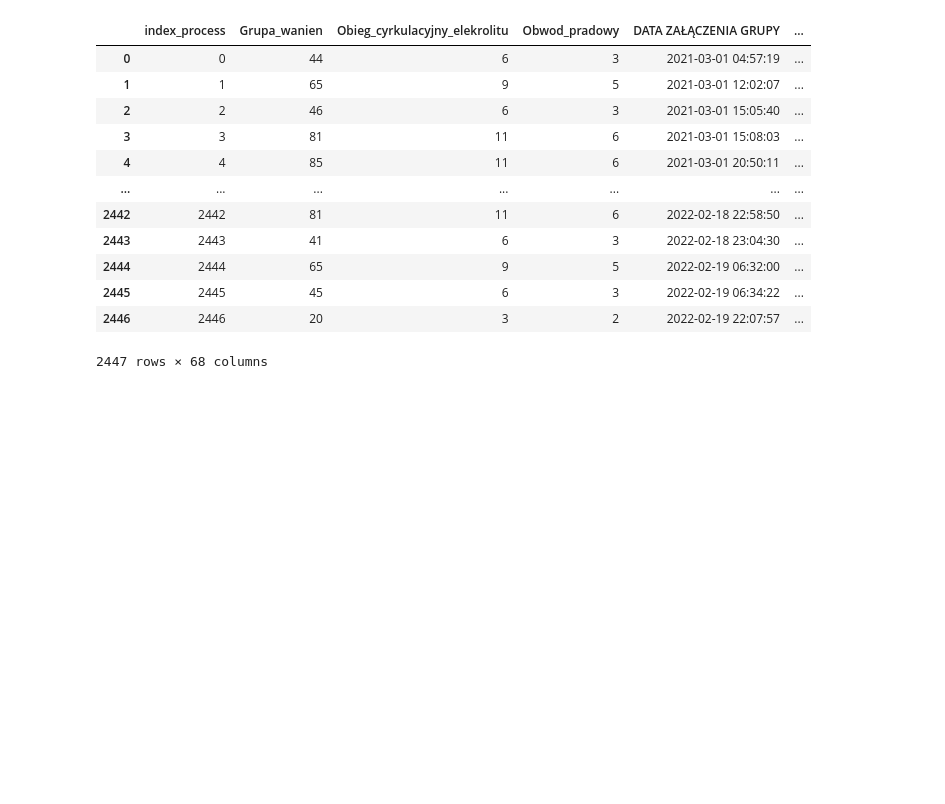
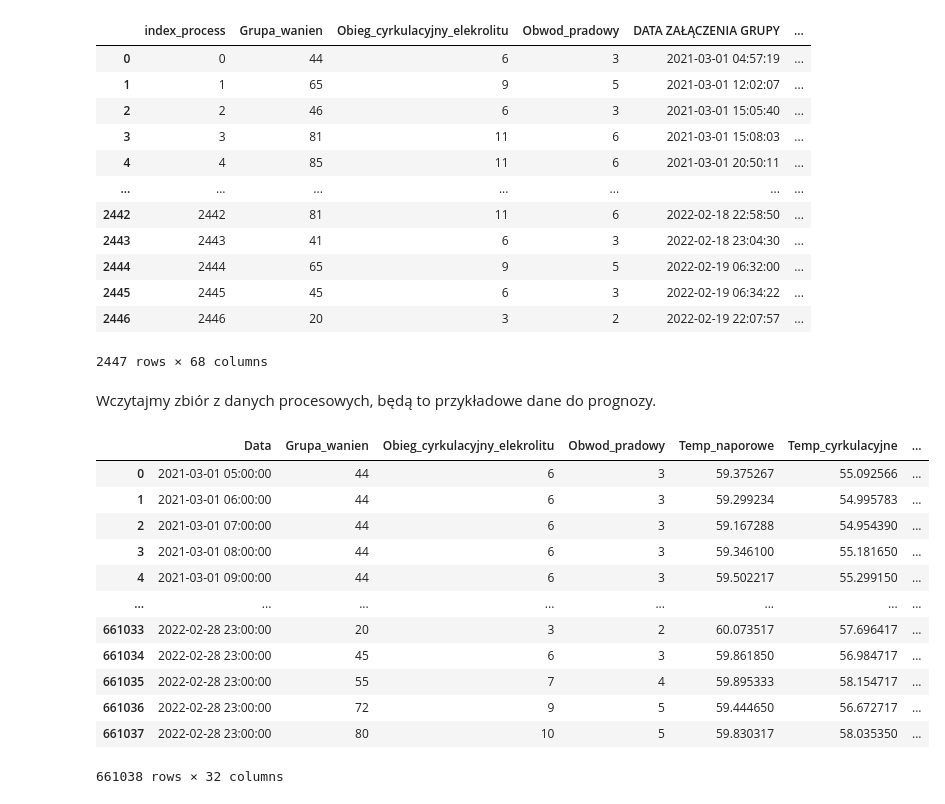
Before and after one commit to BartoszSzablowski/CuValleyHack_Batmaja, a Jupyter notebook: 04_Predykcja.ipynb, the cells around one changed output. Saved outputs shown, nothing was run; the diff lists cells and outputs as text; code cells hidden in the pictures; blank space fills up the shorter version.

```diff
--- a/04_Predykcja.ipynb
+++ b/04_Predykcja.ipynb
@@ -27,3 +40,23 @@ quality_dataset
 | 2445 | 2445 | 45 | 6 | 3 | 2022-02-19 06:34:22 | ... |
 | 2446 | 2446 | 20 | 3 | 2 | 2022-02-19 22:07:57 | ... |
 2447 rows × 68 columns
+# %% [markdown]
+Wczytajmy zbiór z danych procesowych, będą to przykładowe dane do prognozy.
+# %%
+process_dataset = pd.read_csv('output/prepared_process_dataset.csv', index_col=False, compression='zip')
+process_dataset['Data'] = pd.to_datetime(process_dataset['Data'])
+process_dataset
+# %% [output]
+|  | Data | Grupa_wanien | Obieg_cyrkulacyjny_elekrolitu | Obwod_pradowy | Temp_naporowe | Temp_cyrkulacyjne | ... |
+| 0 | 2021-03-01 05:00:00 | 44 | 6 | 3 | 59.375267 | 55.092566 | ... |
+| 1 | 2021-03-01 06:00:00 | 44 | 6 | 3 | 59.299234 | 54.995783 | ... |
+| 2 | 2021-03-01 07:00:00 | 44 | 6 | 3 | 59.167288 | 54.954390 | ... |
+| 3 | 2021-03-01 08:00:00 | 44 | 6 | 3 | 59.346100 | 55.181650 | ... |
+| 4 | 2021-03-01 09:00:00 | 44 | 6 | 3 | 59.502217 | 55.299150 | ... |
+| ... | ... | ... | ... | ... | ... | ... | ... |
+| 661033 | 2022-02-28 23:00:00 | 20 | 3 | 2 | 60.073517 | 57.696417 | ... |
+| 661034 | 2022-02-28 23:00:00 | 45 | 6 | 3 | 59.861850 | 56.984717 | ... |
+| 661035 | 2022-02-28 23:00:00 | 55 | 7 | 4 | 59.895333 | 58.154717 | ... |
+| 661036 | 2022-02-28 23:00:00 | 72 | 9 | 5 | 59.444650 | 56.672717 | ... |
+| 661037 | 2022-02-28 23:00:00 | 80 | 10 | 5 | 59.830317 | 58.035350 | ... |
+661038 rows × 32 columns
```
Also changed, not shown: parts of 29 cells of this notebook, 1 other file.
